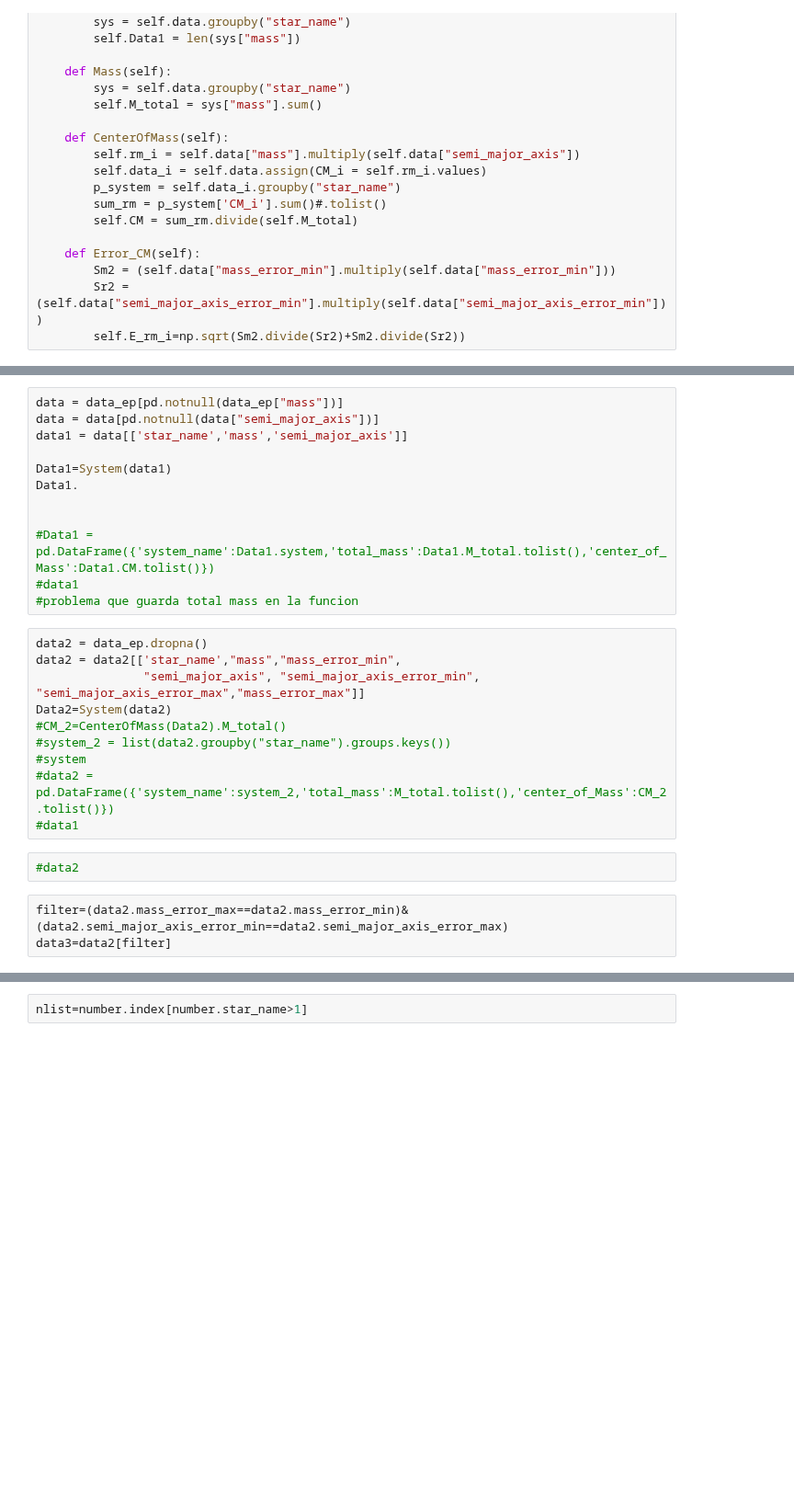
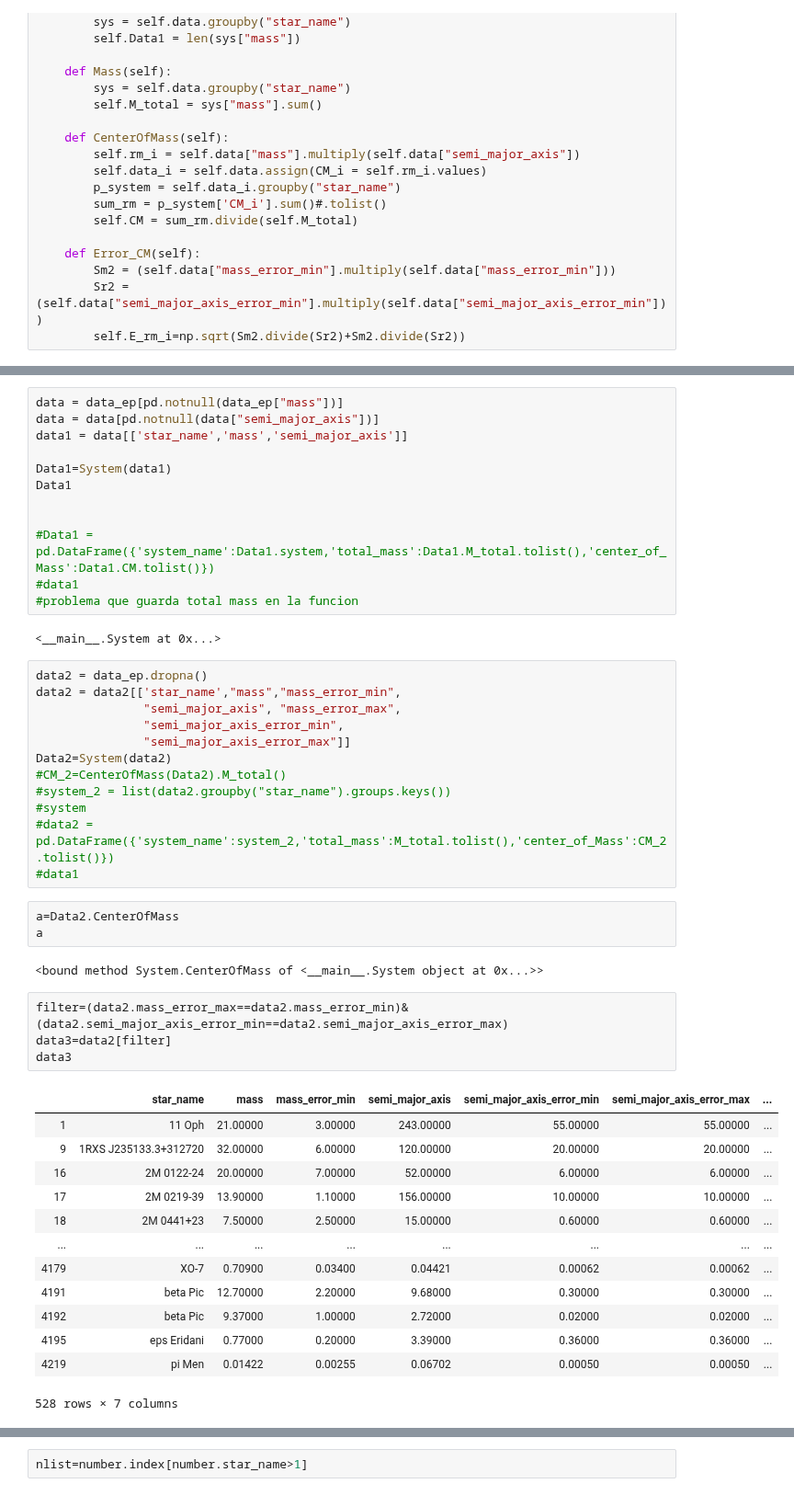
Before and after one commit to fjbautistas/Mixture_Gaussian_CM_of_Planets, a Jupyter notebook: List-Misture_G (1).ipynb, the cells around one changed output, grey strips where cells are left out. Shown at 92% size. Saved outputs shown, nothing was run; the diff lists cells and outputs as text; blank space fills up the shorter version.

```diff
--- a/List-Misture_G (1).ipynb
+++ b/List-Misture_G (1).ipynb
@@ -84,25 +82,47 @@ data = data[pd.notnull(data["semi_major_axis"])]
 data1 = data[['star_name','mass','semi_major_axis']]
 
 Data1=System(data1)
-Data1.
+Data1
 
 
 #Data1 = pd.DataFrame({'system_name':Data1.system,'total_mass':Data1.M_total.tolist(),'center_of_Mass':Data1.CM.tolist()})
 #data1
 #problema que guarda total mass en la funcion
+# %% [output]
+<__main__.System at 0x...>
 # %%
 data2 = data_ep.dropna()
 data2 = data2[['star_name',"mass","mass_error_min",
-               "semi_major_axis", "semi_major_axis_error_min", "semi_major_axis_error_max","mass_error_max"]]
+               "semi_major_axis", "mass_error_max",
+               "semi_major_axis_error_min",
+               "semi_major_axis_error_max"]]
 Data2=System(data2)
 #CM_2=CenterOfMass(Data2).M_total()
 #system_2 = list(data2.groupby("star_name").groups.keys())
 #system
 #data2 = pd.DataFrame({'system_name':system_2,'total_mass':M_total.tolist(),'center_of_Mass':CM_2.tolist()})
 #data1
-# %%
-#data2
+# %%
+a=Data2.CenterOfMass
+a
+# %% [output]
+<bound method System.CenterOfMass of <__main__.System object at 0x...>>
 # %%
 filter=(data2.mass_error_max==data2.mass_error_min)&(data2.semi_major_axis_error_min==data2.semi_major_axis_error_max)
 data3=data2[filter]
+data3
+# %% [output]
+|  | star_name | mass | mass_error_min | semi_major_axis | semi_major_axis_error_min | semi_major_axis_error_max | ... |
+| 1 | 11 Oph | 21.00000 | 3.00000 | 243.00000 | 55.00000 | 55.00000 | ... |
+| 9 | 1RXS J235133.3+312720 | 32.00000 | 6.00000 | 120.00000 | 20.00000 | 20.00000 | ... |
+| 16 | 2M 0122-24 | 20.00000 | 7.00000 | 52.00000 | 6.00000 | 6.00000 | ... |
+| 17 | 2M 0219-39 | 13.90000 | 1.10000 | 156.00000 | 10.00000 | 10.00000 | ... |
+| 18 | 2M 0441+23 | 7.50000 | 2.50000 | 15.00000 | 0.60000 | 0.60000 | ... |
+| ... | ... | ... | ... | ... | ... | ... | ... |
+| 4179 | XO-7 | 0.70900 | 0.03400 | 0.04421 | 0.00062 | 0.00062 | ... |
+| 4191 | beta Pic | 12.70000 | 2.20000 | 9.68000 | 0.30000 | 0.30000 | ... |
+| 4192 | beta Pic | 9.37000 | 1.00000 | 2.72000 | 0.02000 | 0.02000 | ... |
+| 4195 | eps Eridani | 0.77000 | 0.20000 | 3.39000 | 0.36000 | 0.36000 | ... |
+| 4219 | pi Men | 0.01422 | 0.00255 | 0.06702 | 0.00050 | 0.00050 | ... |
+528 rows × 7 columns
 # %%
```
Also changed, not shown: parts of 4 cells of this notebook, 3 other files.
